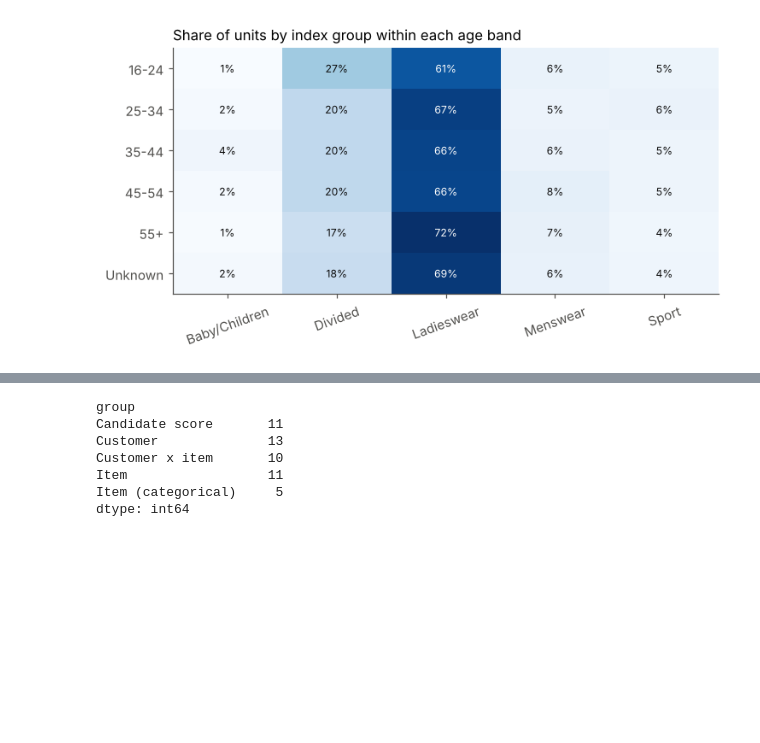
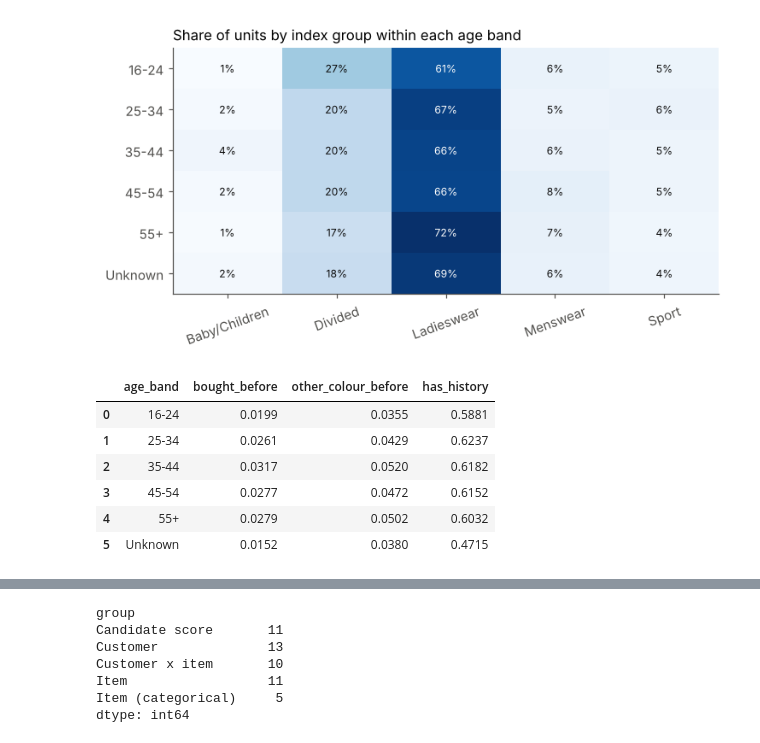
Before and after one commit to mix-afk/Matthew_Martinez_Capstone, a Jupyter notebook: notebooks/02_eda_feature_engineering.ipynb, the cells around one changed output, grey strips where cells are left out. Cells and saved outputs as stored; diff of their text form; code cells hidden in the pictures; blank space fills up the shorter version.

```diff
--- a/notebooks/02_eda_feature_engineering.ipynb
+++ b/notebooks/02_eda_feature_engineering.ipynb
@@ -95,6 +94,19 @@ mix
 | 55+ | 0.0135 | 0.1669 | 0.7167 | 0.0669 | 0.0360 |
 | Unknown | 0.0244 | 0.1810 | 0.6901 | 0.0629 | 0.0416 |
 [figure]
+# %%
+# 5b. Repeat behaviour by age band (target weeks 0 to 2)
+by_band = eda.predictability_by_band(tx, ds.customers, ds.articles, [0, 1, 2], cfg["weeks"]["history_weeks"])
+by_band.to_csv(cfg["paths"]["tables"] / "predictability_by_age_band.csv", index=False)
+by_band
+# %% [output]
+|  | age_band | bought_before | other_colour_before | has_history |
+| 0 | 16-24 | 0.0199 | 0.0355 | 0.5881 |
+| 1 | 25-34 | 0.0261 | 0.0429 | 0.6237 |
+| 2 | 35-44 | 0.0317 | 0.0520 | 0.6182 |
+| 3 | 45-54 | 0.0277 | 0.0472 | 0.6152 |
+| 4 | 55+ | 0.0279 | 0.0502 | 0.6032 |
+| 5 | Unknown | 0.0152 | 0.0380 | 0.4715 |
 # %%
 # 6. Price by product group (top 8 groups by units)
 top_groups = tx.merge(ds.articles[["article_id", "product_group_name"]], on="article_id")
```
Also changed, not shown: parts of 7 cells of this notebook, 10 other files.
